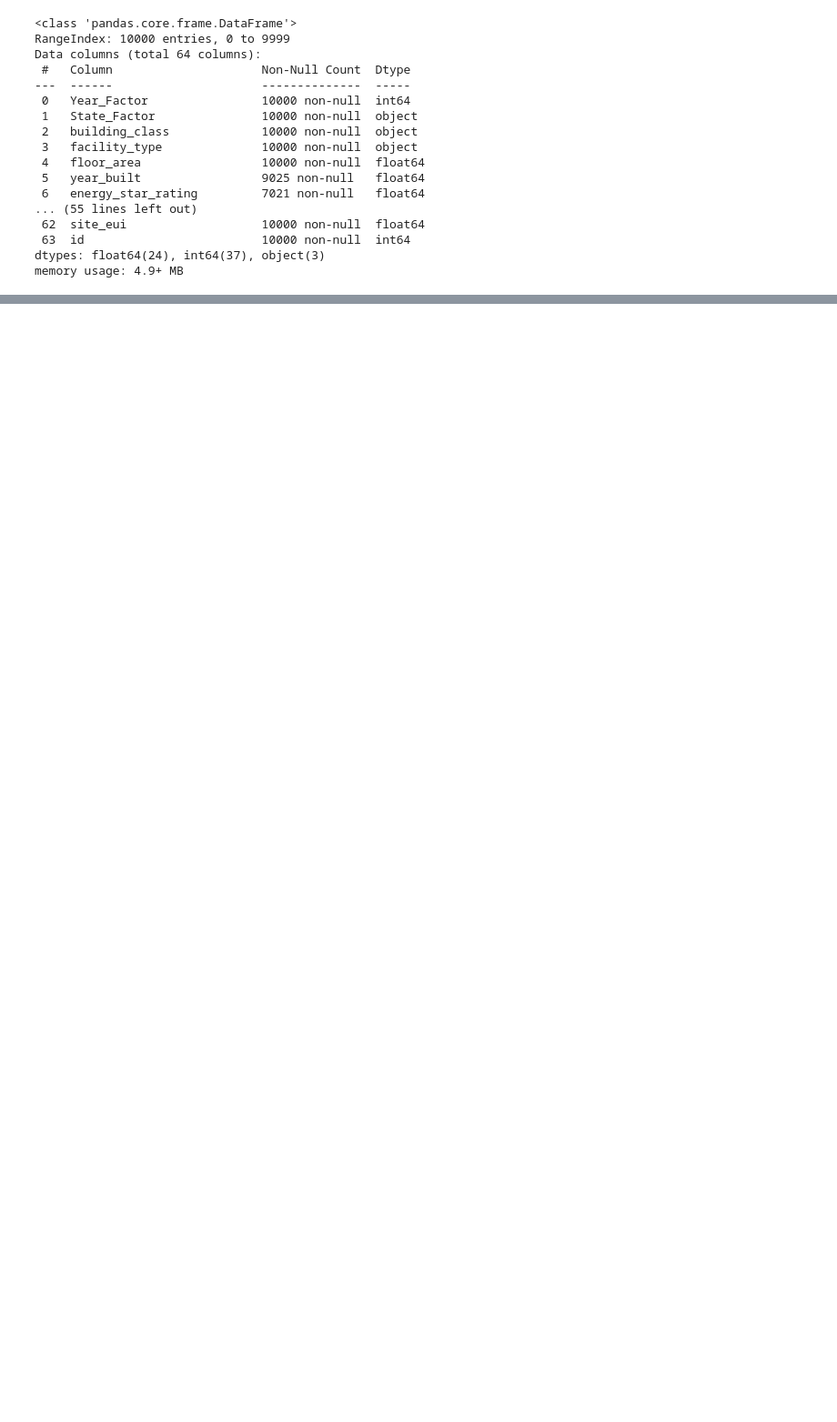
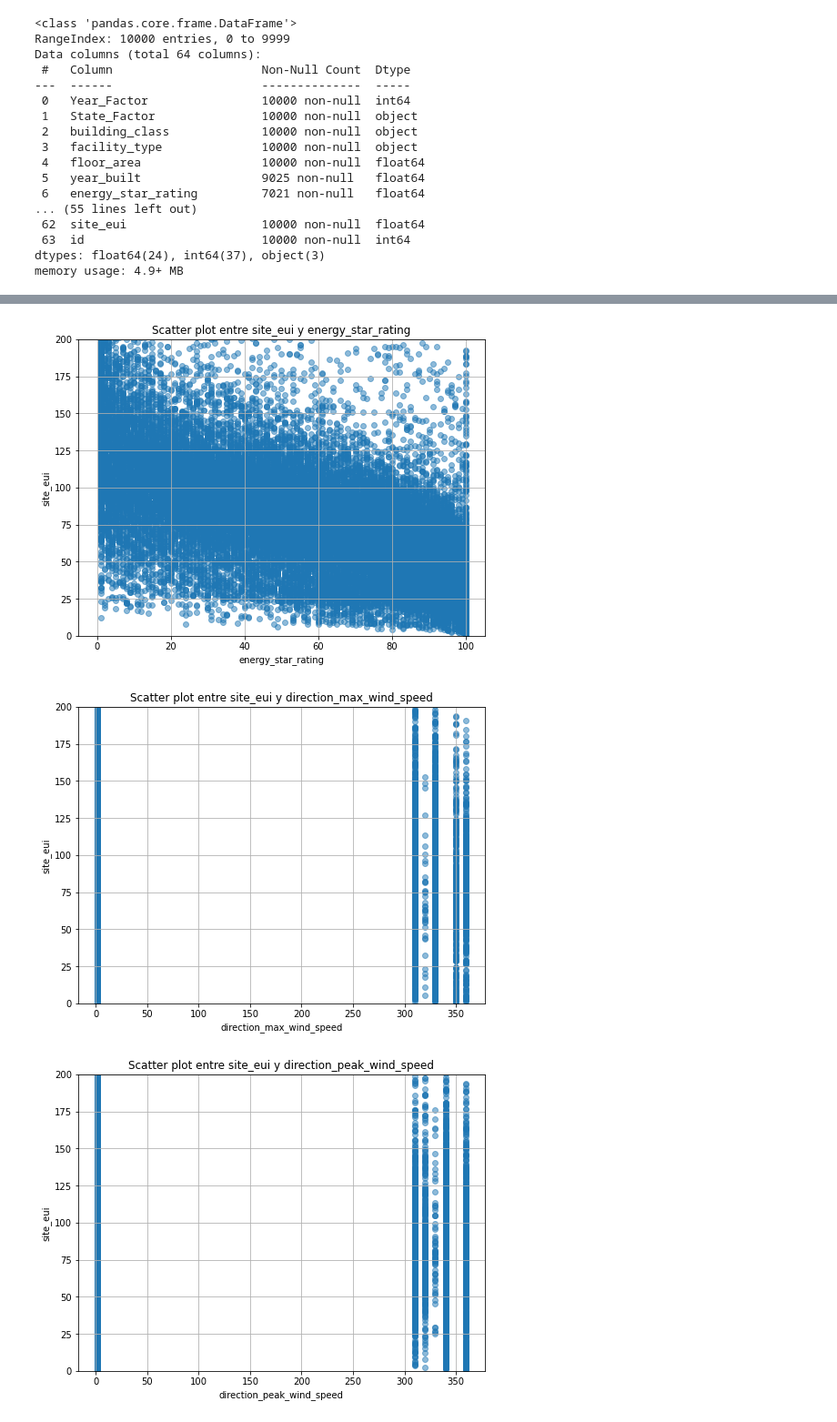
Before and after one commit to lupepena/Mentoria06, a Jupyter notebook: tp1/MentoríaCC_TP1.ipynb, the cells around one changed output, grey strips where cells are left out. Shown at 91% size. Drawn from its saved outputs; the diff is of its cells as text; code cells hidden in the pictures; blank space fills up the shorter version.

```diff
--- a/tp1/MentoríaCC_TP1.ipynb
+++ b/tp1/MentoríaCC_TP1.ipynb
@@ -79,0 +501,2 @@ Entender qué tipos de features poseen los dataset, qué significan y cómo se r
+# %%
+df_filt_2 = df_filtered.drop("id", axis=1)
@@ -79,0 +505,20 @@ Entender qué tipos de features poseen los dataset, qué significan y cómo se r
+# %%
+# Columna fija
+fixed_column = 'site_eui'
+# Lista de columnas seleccionadas
+selected_columns = ['energy_star_rating', 'direction_max_wind_speed', 'direction_peak_wind_speed',"max_wind_speed","days_with_fog"]  # Lista de columnas seleccionadas
+
+# Iterar sobre las columnas seleccionadas y hacer un scatter plot
+for column in selected_columns:
+    plt.figure(figsize=(8, 6))
+    plt.scatter(df_filt_2[column], df_filt_2[fixed_column], alpha=0.5)
+    plt.title(f'Scatter plot entre {fixed_column} y {column}')
+    plt.ylim(0,200)
+    plt.xlabel(column)
+    plt.ylabel(fixed_column)
+    plt.grid(True)
+    plt.show()
+# %% [output]
+[figure, added]
+[figure, added]
+[figure, added]
```
Also changed, not shown: parts of 49 cells of this notebook.
